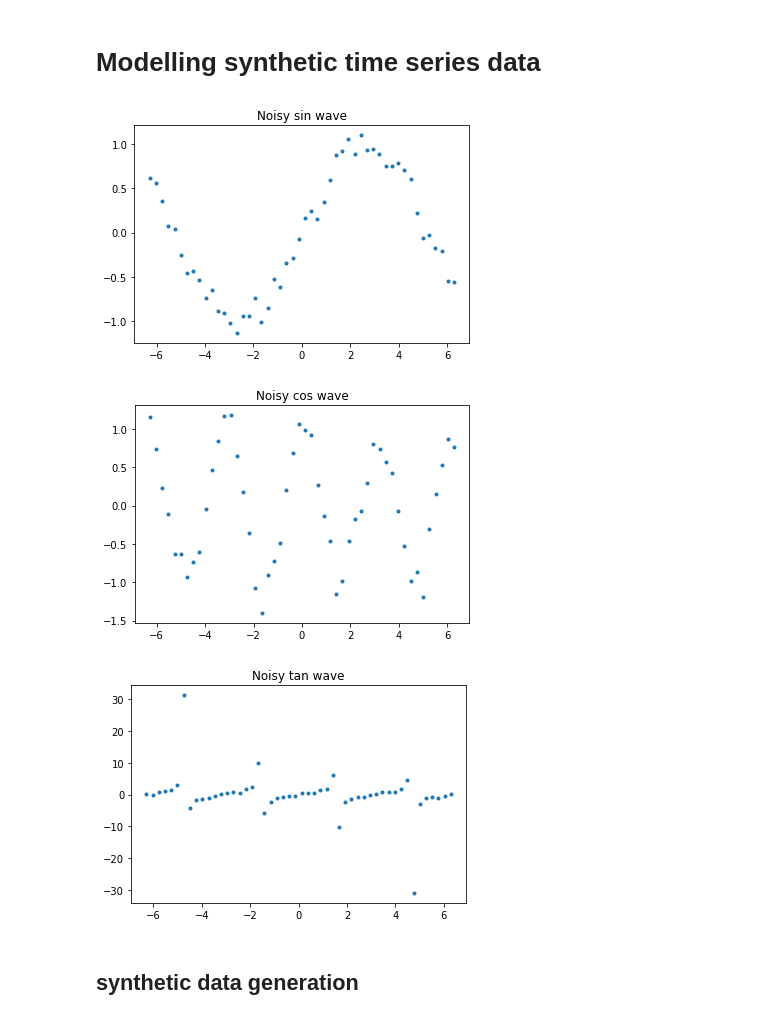
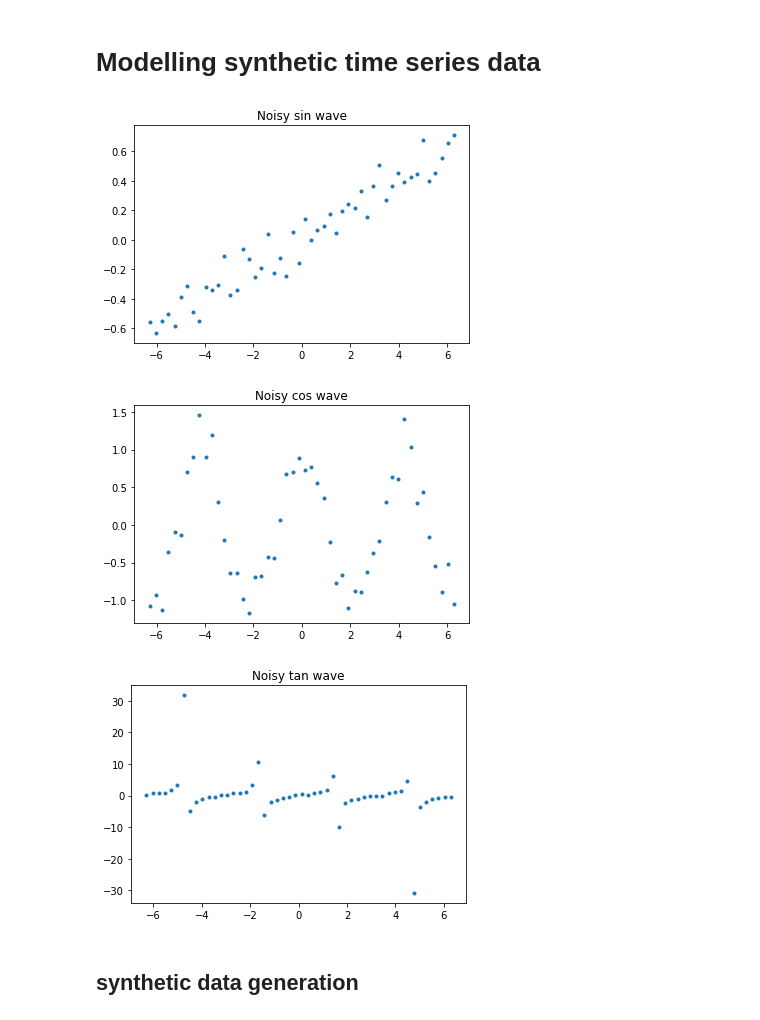
Before and after one commit to akinwilson/ground-up, a Jupyter notebook: 6_from_plane_to_sequential.ipynb, the cells around one changed output. Saved outputs shown, nothing was run; the diff lists cells and outputs as text; code cells hidden in the pictures.

```diff
--- a/6_from_plane_to_sequential.ipynb
+++ b/6_from_plane_to_sequential.ipynb
@@ -428,38 +427,38 @@ class RNN:
 # %%
 X = np.linspace(-2*np.pi, 2*np.pi, 50)
 
 
 def noisy_sin_wave(x):
-    return np.sin(x*0.6) + np.random.normal(loc=0, scale=0.1)
+    return np.sin(x*0.1) + np.random.normal(loc=0, scale=0.1)
 
 
 def noisy_cos_wave(x):
-    return np.cos(x*2) + np.random.normal(loc=0, scale=0.2)
+    return np.cos(x*1.5) + np.random.normal(loc=0, scale=0.2)
 
 
 def noisy_tan_wave(x):
     return np.tan(x) + np.random.normal(loc=0, scale=0.3)
 
 
 def plot_noisy_func(func, domain,title):
     fig, ax = plt.subplots(1,1)
     ax.set_title(title)
     ax.plot(domain,np.vectorize(func)(domain), ".")
 
 
 def create_sample_seq(func1, domain, label):
     X = np.array([np.vectorize(func1)(domain)])
     Y = np.array([label]*X.shape[0])
     X = X.T
     return X,Y
 
 plot_noisy_func(noisy_sin_wave, X, "Noisy sin wave")
 plot_noisy_func(noisy_cos_wave, X, "Noisy cos wave")
 plot_noisy_func(noisy_tan_wave, X, "Noisy tan wave")
 # %% [output]
-[figure, old version]
+[figure, new version]
-[figure, old version]
+[figure, new version]
-[figure, old version]
+[figure, new version]
 # %% [markdown]
 ## synthetic data generation
 # %%
```
Also changed, not shown: parts of 3 cells of this notebook, 1 other file.
